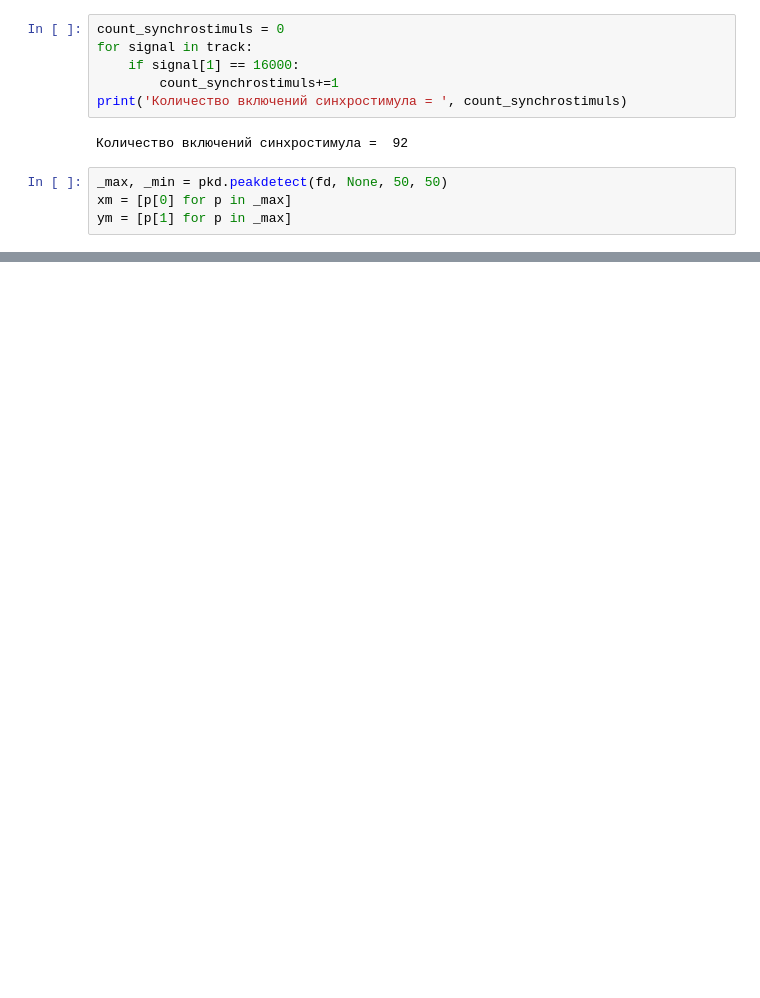
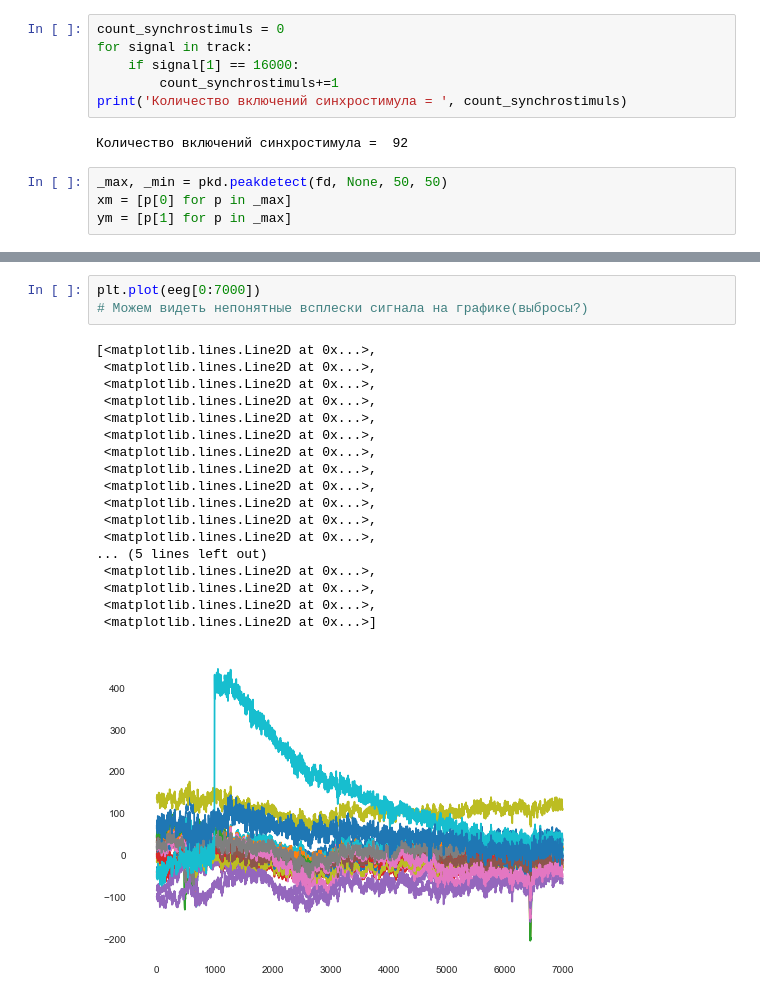
Before and after one commit to FazilovDev/coursework, a Jupyter notebook: AnalysisChannels.ipynb, the cells around one changed output, grey strips where cells are left out. Saved outputs shown, nothing was run; the diff lists cells and outputs as text; blank space fills up the shorter version.

```diff
--- a/AnalysisChannels.ipynb
+++ b/AnalysisChannels.ipynb
@@ -74,0 +75,22 @@ e
+# %%
+plt.plot(eeg[0:7000])
+# Можем видеть непонятные всплески сигнала на графике(выбросы?)
+# %% [output]
+[<matplotlib.lines.Line2D at 0x...>,
+ <matplotlib.lines.Line2D at 0x...>,
+ <matplotlib.lines.Line2D at 0x...>,
+ <matplotlib.lines.Line2D at 0x...>,
+ <matplotlib.lines.Line2D at 0x...>,
+ <matplotlib.lines.Line2D at 0x...>,
+ <matplotlib.lines.Line2D at 0x...>,
+ <matplotlib.lines.Line2D at 0x...>,
+ <matplotlib.lines.Line2D at 0x...>,
+ <matplotlib.lines.Line2D at 0x...>,
+ <matplotlib.lines.Line2D at 0x...>,
+ <matplotlib.lines.Line2D at 0x...>,
+... (5 lines left out)
+ <matplotlib.lines.Line2D at 0x...>,
+ <matplotlib.lines.Line2D at 0x...>,
+ <matplotlib.lines.Line2D at 0x...>,
+ <matplotlib.lines.Line2D at 0x...>]
+[figure, added]
```
Also changed, not shown: parts of 12 cells of this notebook, 6 other files.
